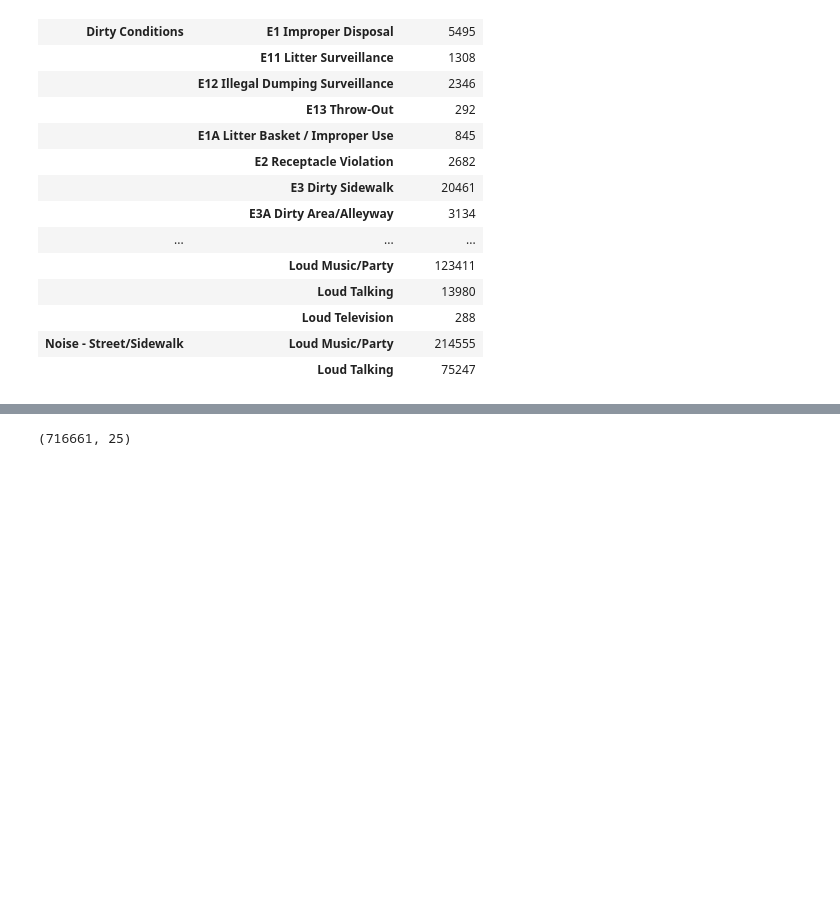
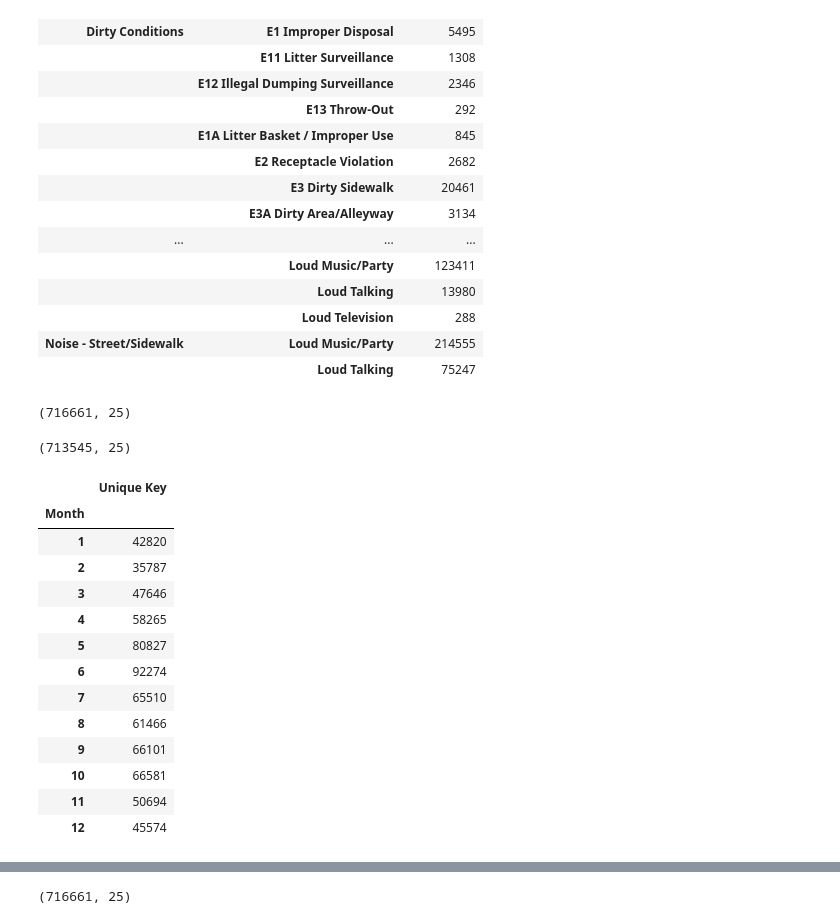
Before and after one commit to hedgekim/PDA_Open_Dining, a Jupyter notebook: PDA_Open_Dining/311 Related Complaints.ipynb, the cells around one changed output, grey strips where cells are left out. Drawn from its saved outputs; the diff is of its cells as text; code cells hidden in the pictures; blank space fills up the shorter version.

```diff
--- a/PDA_Open_Dining/311 Related Complaints.ipynb
+++ b/PDA_Open_Dining/311 Related Complaints.ipynb
@@ -168,0 +170,30 @@ data.to_csv('complaints_cleaned_4_22.csv')
+# %%
+data.shape
+# %% [output]
+(716661, 25)
+# %%
+data = pd.read_csv('complaints_cleaned_4_22.csv')
+# %%
+# Drop April 2022 data as its not complete
+data = data.drop(data[data.Year_Month == '2022-04-01'].index)
+# %%
+data.shape
+# %% [output]
+(713545, 25)
+# %%
+data.groupby('Month')[['Unique Key']].count()
+# %% [output]
+|  | Unique Key |
+| Month |  |
+| 1 | 42820 |
+| 2 | 35787 |
+| 3 | 47646 |
+| 4 | 58265 |
+| 5 | 80827 |
+| 6 | 92274 |
+| 7 | 65510 |
+| 8 | 61466 |
+| 9 | 66101 |
+| 10 | 66581 |
+| 11 | 50694 |
+| 12 | 45574 |
```
Also changed, not shown: parts of 12 cells of this notebook, 1 other file.
